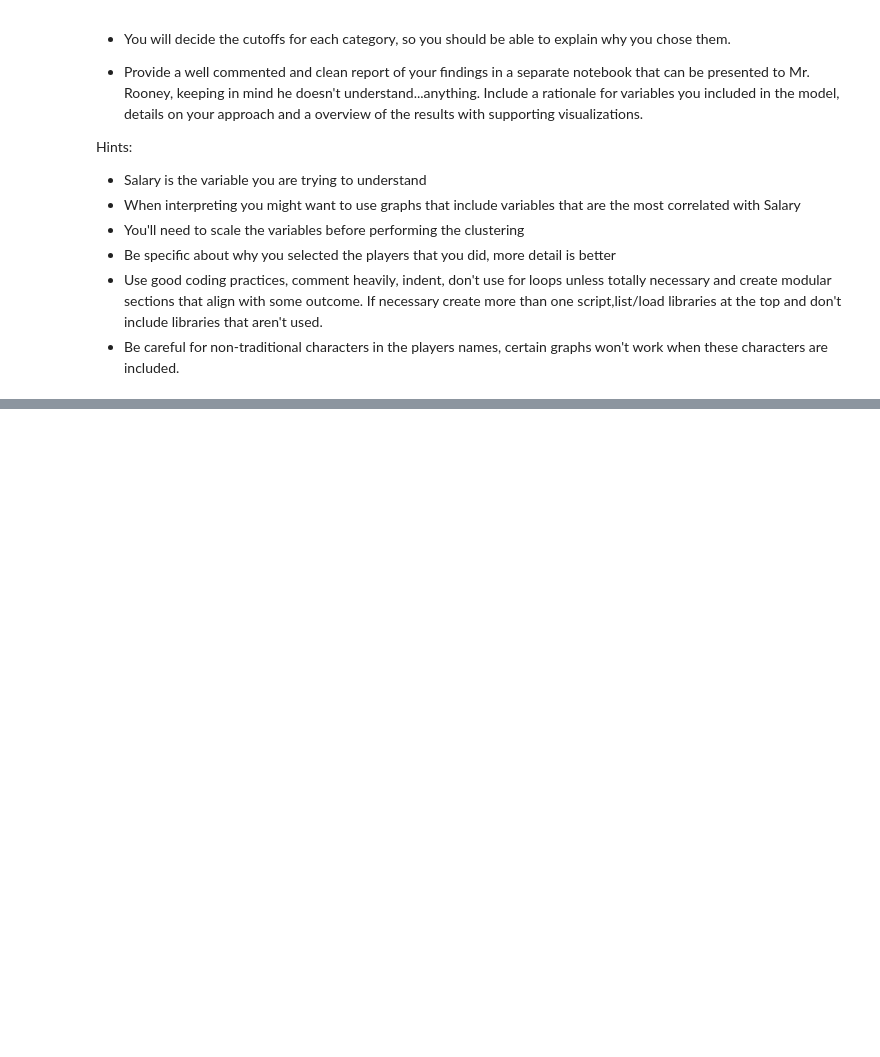
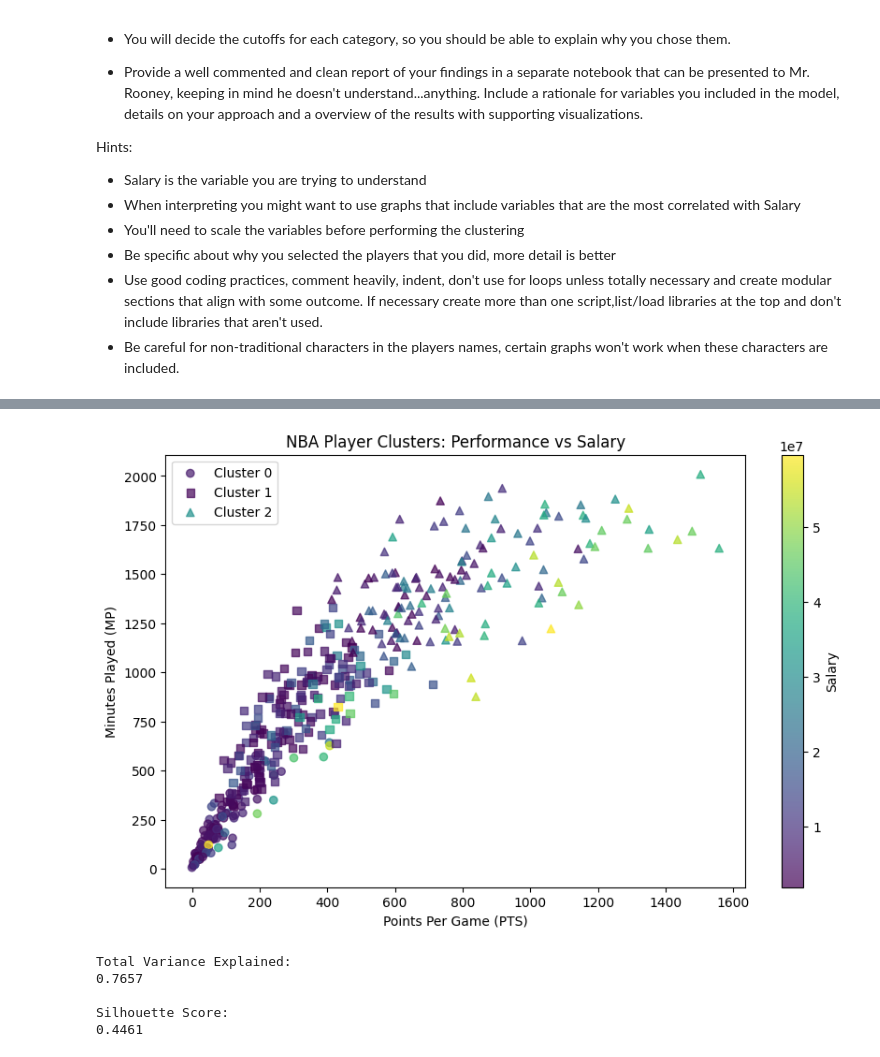
Before and after one commit to maddieemert/clustering-lab, a Jupyter notebook: Lab-Clustering.ipynb, the cells around one changed output, grey strips where cells are left out. Drawn from its saved outputs; the diff is of its cells as text; code cells hidden in the pictures; blank space fills up the shorter version.

```diff
--- a/Lab-Clustering.ipynb
+++ b/Lab-Clustering.ipynb
@@ -52,0 +93,14 @@ Hints:
+# %%
+# Run the clustering algo with your best guess for K
+
+# KMeans model with k=3 (three performance tiers)
+kmeans = KMeans(n_clusters=3, random_state=42)
+kmeans.fit(X_scaled)
+
+# Attach clusters
+df["Cluster"] = kmeans.predict(X_scaled)
+
+# Relabel clusters by performance (average points)
+cluster_means = df.groupby("Cluster")["PTS"].mean().sort_values()
+cluster_map = {old: new for new, old in enumerate(cluster_means.index)}
+df["Cluster"] = df["Cluster"].map(cluster_map)
@@ -52,0 +139,64 @@ Hints:
+# %%
+# Create a visualization of the results with 2 or 3 variables that you think will best differentiate the clusters
+
+# Create scatter plot
+plt.figure(figsize=(10,6))
+
+# Unique clusters, sorted
+clusters = sorted(df["Cluster"].unique())
+
+markers = ['o', 's', '^']  # different shapes for clusters
+
+for cluster, marker in zip(clusters, markers):
+    subset = df[df["Cluster"] == cluster]
+
+    scatter = plt.scatter(
+        subset["PTS"],
+        subset["MP"],
+        c=subset["Salary"],
+        cmap="viridis",
+        marker=marker,
+        alpha=0.7,
+        label=f"Cluster {cluster}"
+    )
+
+# Add colorbar for salary
+cbar = plt.colorbar(scatter)
+cbar.set_label("Salary")
+
+# Labels and title
+plt.xlabel("Points Per Game (PTS)")
+plt.ylabel("Minutes Played (MP)")
+plt.title("NBA Player Clusters: Performance vs Salary")
+
+plt.legend()
+plt.show()
+# %% [output]
+[figure, added]
+# %%
+# Evaluate the quality of the clustering using total variance explained and silhouette scores
+
+# Total sum of squares
+overall_mean = np.mean(X_scaled, axis=0)
+TSS = np.sum((X_scaled - overall_mean) ** 2)
+
+# Within cluster sum of squares
+WSS = kmeans.inertia_
+
+# Total variance explained
+variance_explained = 1 - (WSS / TSS)
+
+print("Total Variance Explained:")
+print(round(variance_explained, 4))
+
+# Silhouette score
+sil_score = silhouette_score(X_scaled, df["Cluster"])
+
+print("\nSilhouette Score:")
+print(round(sil_score, 4))
+# %% [output]
+Total Variance Explained:
+0.7657
+
+Silhouette Score:
+0.4461
```
Also changed, not shown: parts of 20 cells of this notebook, 3 other files.
